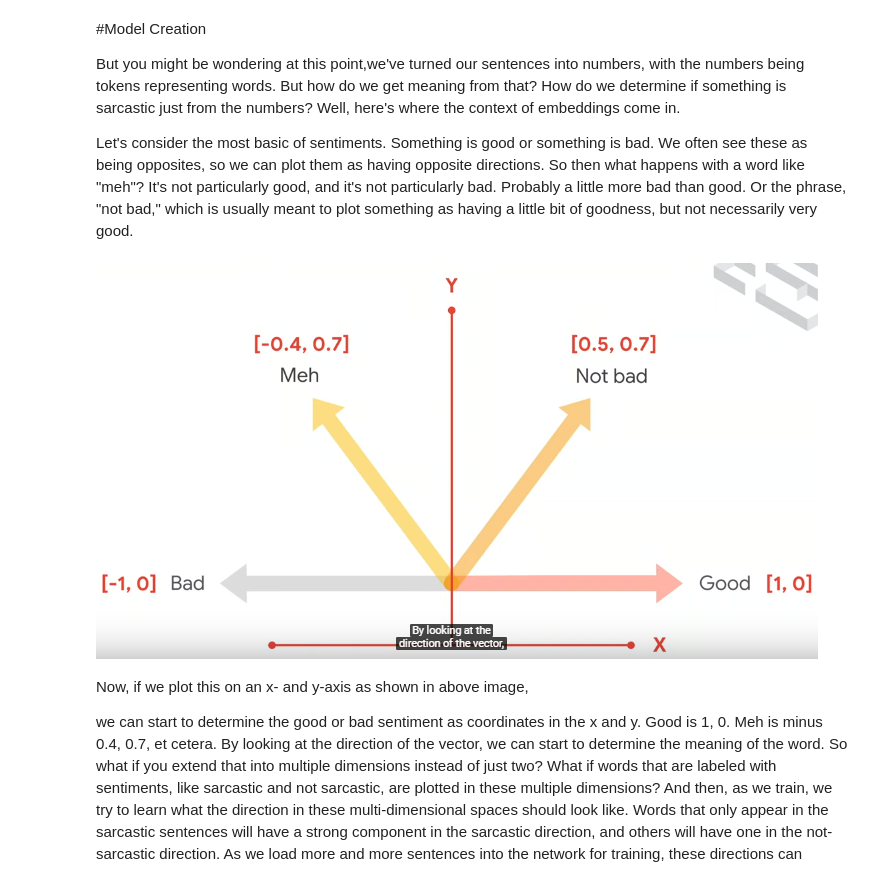
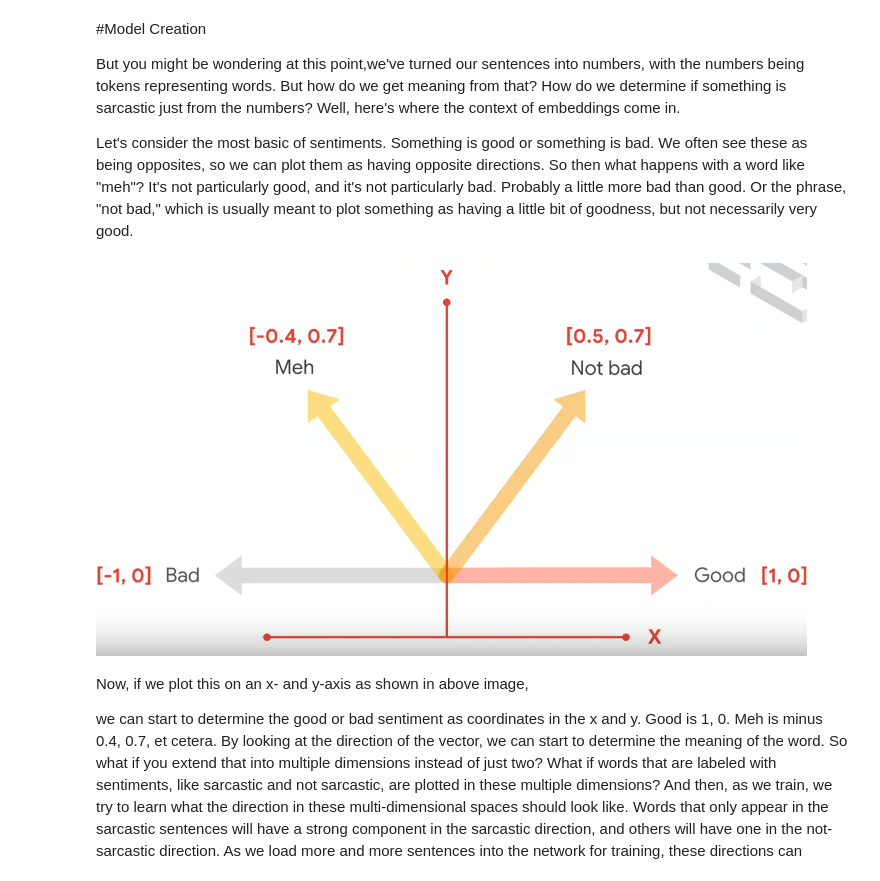
Before and after one commit to vijayjoyz/NLP-Model, a Jupyter notebook: NLPmodel_with_TensorFlow.ipynb, the cells around one changed output. Drawn from its saved outputs; the diff is of its cells as text; code cells hidden in the pictures.

```diff
--- a/NLPmodel_with_TensorFlow.ipynb
+++ b/NLPmodel_with_TensorFlow.ipynb
@@ -116,10 +116,10 @@ meant to plot something as having
 a little bit of goodness, but not necessarily very good.
 # %%
 from IPython.display import Image
-source = "Screenshot (49).png"
+source = "Screenshot (51).png"
 Image(source)
 # %% [output]
-[figure, old version]
+[figure, new version]
 # %% [markdown]
 Now, if we plot this on an x- and y-axis as shown in above image,
 
```
